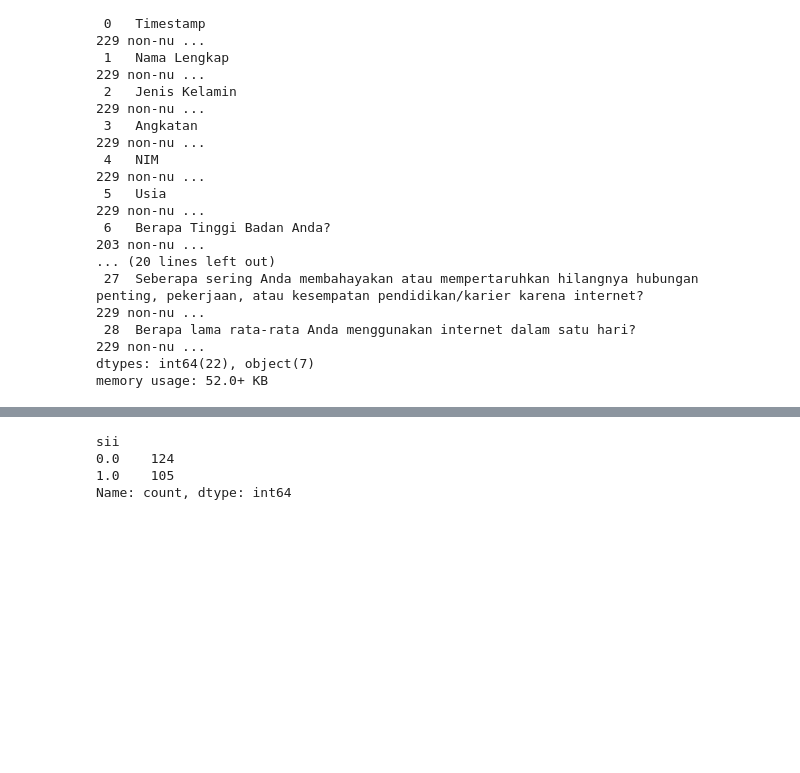
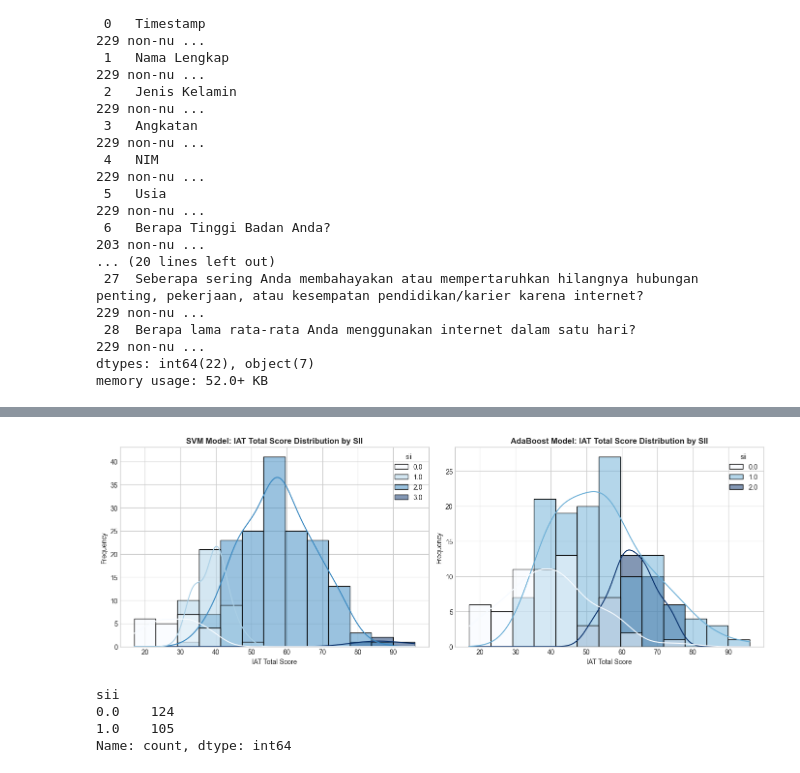
Before and after one commit to MufadhaTiohandra/skripsi, a Jupyter notebook: implement.ipynb, the cells around one changed output, grey strips where cells are left out. Saved outputs shown, nothing was run; the diff lists cells and outputs as text; code cells hidden in the pictures; blank space fills up the shorter version.

```diff
--- a/implement.ipynb
+++ b/implement.ipynb
@@ -109,3 +194,23 @@ memory usage: 53.8+ KB
+# %%
+# Create histogram visualization with IAT_Total and color by SII
+fig, axes = plt.subplots(1, 2, figsize=(14, 5))
+
+# SVM Model
+sns.histplot(data=df_svm, x='iat_total', hue='sii', ax=axes[0], kde=True, palette='Blues')
+axes[0].set_title('SVM Model: IAT Total Score Distribution by SII', fontsize=12, fontweight='bold')
+axes[0].set_xlabel('IAT Total Score')
+axes[0].set_ylabel('Frequency')
+
+# AdaBoost Model
+sns.histplot(data=df_ada, x='iat_total', hue='sii', ax=axes[1], kde=True, palette='Blues')
+axes[1].set_title('AdaBoost Model: IAT Total Score Distribution by SII', fontsize=12, fontweight='bold')
+axes[1].set_xlabel('IAT Total Score')
+axes[1].set_ylabel('Frequency')
+
+plt.tight_layout()
+plt.show()
+# %% [output]
+[figure, added]
 # %%
 df['sii'].value_counts()
 # %% [output]
```
Also changed, not shown: parts of 11 cells of this notebook, 9 other files.
